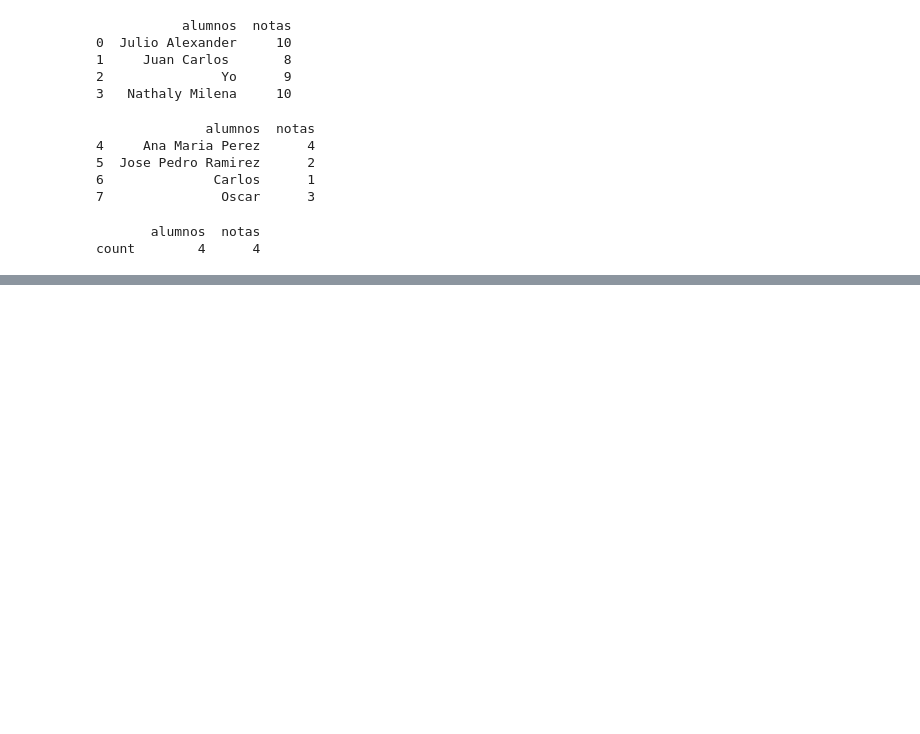
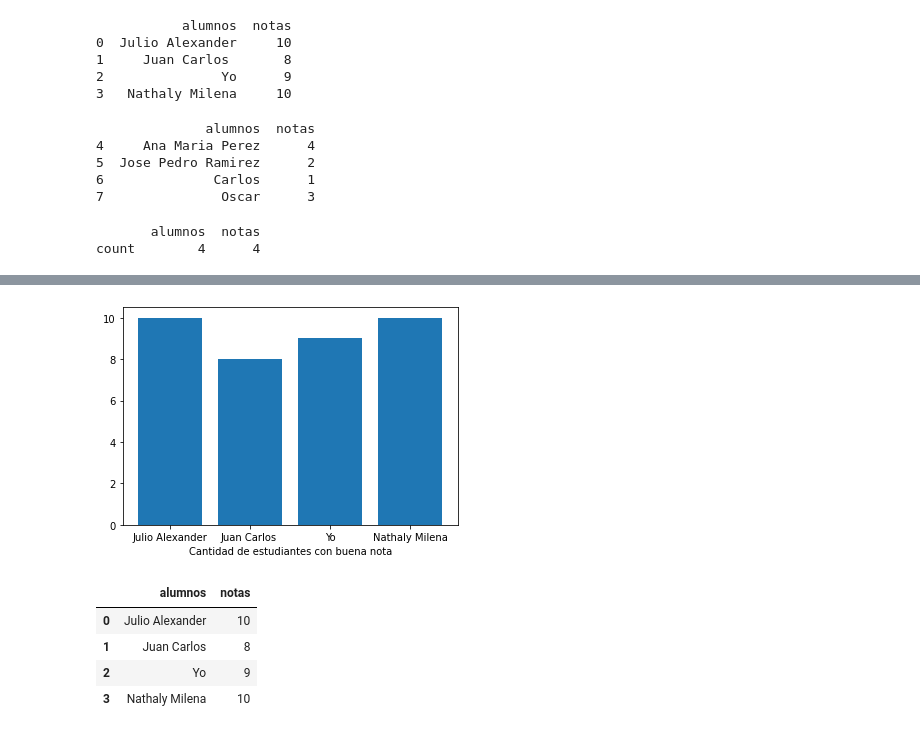
Before and after one commit to CGUEVARA03/PROGRAMACION-3, a Jupyter notebook: practicas_.ipynb, the cells around one changed output, grey strips where cells are left out. Drawn from its saved outputs; the diff is of its cells as text; code cells hidden in the pictures; blank space fills up the shorter version.

```diff
--- a/practicas_.ipynb
+++ b/practicas_.ipynb
@@ -570,0 +597,13 @@ count        4      4
+# %%
+tabla_sobresaliente = pd.crosstab(index=sobresalientes["notas"], columns="fr")
+plt.bar(sobresalientes["alumnos"], sobresalientes["notas"])
+plt.xlabel("Cantidad de estudiantes con buena nota")
+plt.show()
+sobresalientes
+# %% [output]
+[figure, added]
+|  | alumnos | notas |
+| 0 | Julio Alexander | 10 |
+| 1 | Juan Carlos | 8 |
+| 2 | Yo | 9 |
+| 3 | Nathaly Milena | 10 |
```
Also changed, not shown: parts of 2 cells of this notebook.
